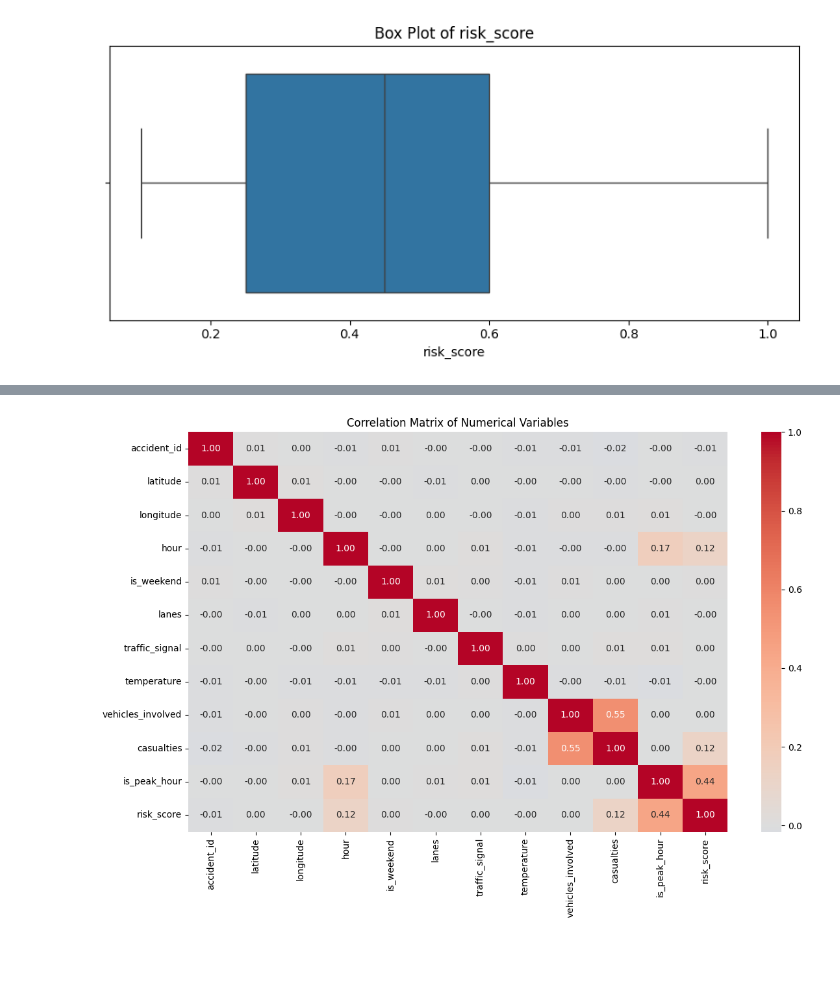
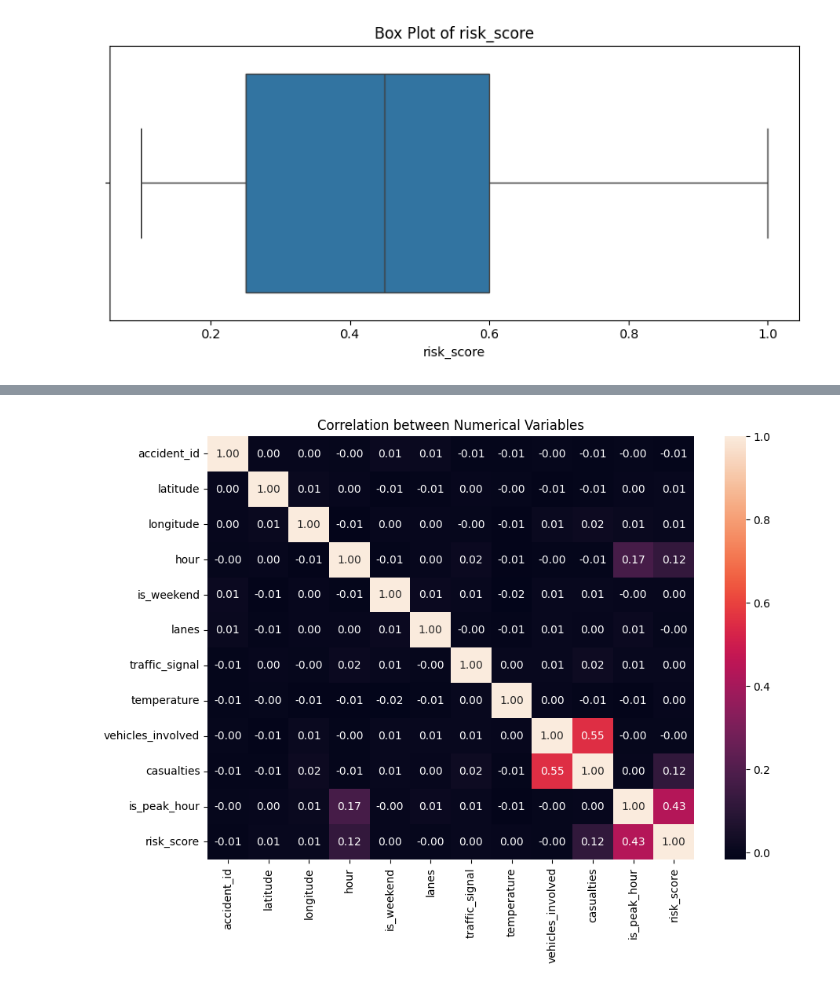
Before and after one commit to nehajacksonb24cs2143-ctrl/road-accident-severity-prediction, a Jupyter notebook: accident_analysis.ipynb, the cells around one changed output, grey strips where cells are left out. Cells and saved outputs as stored; diff of their text form; code cells hidden in the pictures; blank space fills up the shorter version.

```diff
--- a/accident_analysis.ipynb
+++ b/accident_analysis.ipynb
@@ -82,5 +93,0 @@ Shape after removing duplicates: (20000, 24)
-# %%
-print(df.columns.tolist())
-if 'festival' in df.columns:
-    df = df.drop(columns=['festival'])
-print("Shape:", df.shape)
@@ -131,13 +94,14 @@ Categorical Columns:
 # %%
+numeric_cols = df.select_dtypes(include="number").columns
+
 statistics = pd.DataFrame({
-    'Mean': df[numerical_columns].mean(),
-    'Median': df[numerical_columns].median(),
-    'Std Dev': df[numerical_columns].std(),
-    'Variance': df[numerical_columns].var(),
-    'Minimum': df[numerical_columns].min(),
-    'Maximum': df[numerical_columns].max(),
-    'Skewness': df[numerical_columns].skew(),
-    'Kurtosis': df[numerical_columns].kurt()
+    "Mean": df[numeric_cols].mean(),
+    "Median": df[numeric_cols].median(),
+    "Std Dev": df[numeric_cols].std(),
+    "Minimum": df[numeric_cols].min(),
+    "Maximum": df[numeric_cols].max(),
+    "Skewness": df[numeric_cols].skew(),
+    "Kurtosis": df[numeric_cols].kurt()
 })
 
 display(statistics.round(3))
@@ -509,19 +251,16 @@ for column in categorical_columns:
 # %%
-correlation_matrix = df[numerical_columns].corr()
+plt.figure(figsize=(10, 7))
 
-plt.figure(figsize=(12, 8))
+correlation = df[numeric_cols].corr()
 
 sns.heatmap(
-    correlation_matrix,
+    correlation,
     annot=True,
-    fmt='.2f',
-    cmap='coolwarm',
-    center=0
+    fmt=".2f"
 )
 
-plt.title('Correlation Matrix of Numerical Variables')
+plt.title("Correlation between Numerical Variables")
 
-plt.tight_layout()
 plt.show()
 # %% [output]
-[figure, old version]
+[figure, new version]
```
Also changed, not shown: parts of 34 cells of this notebook.
